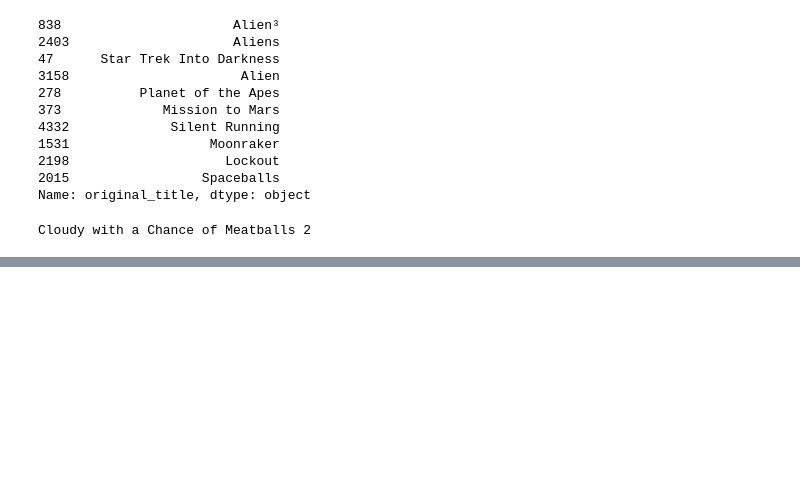
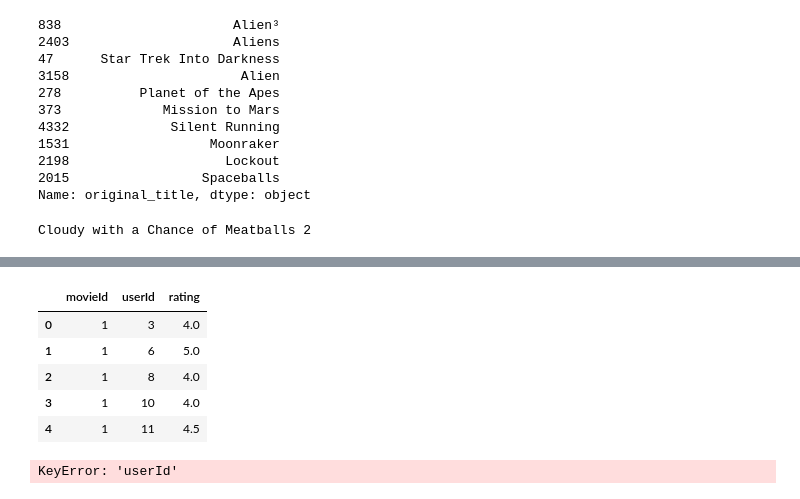
Before and after one commit to soo-hail/Content-Recommendation-Engine, a Jupyter notebook: src/components/data_ingestion_transformation.ipynb, the cells around one changed output, grey strips where cells are left out. Cells and saved outputs as stored; diff of their text form; code cells hidden in the pictures; blank space fills up the shorter version.

```diff
--- a/src/components/data_ingestion_transformation.ipynb
+++ b/src/components/data_ingestion_transformation.ipynb
@@ -382,3 +382,5 @@ title = genres_df[genres_df['id'] == input_movie]['original_title'].drop_duplica
 print(title)
 # %% [output]
 Cloudy with a Chance of Meatballs 2
+# %%
+merge_df = pd.merge(movie_df, rating_df, on='movieId')
@@ -384,0 +396,15 @@ Cloudy with a Chance of Meatballs 2
+# %%
+merge_df = merge_df.drop(['genres', 'timestamp', 'title'], axis=1)
+# %%
+merge_df.head()
+# %% [output]
+|  | movieId | userId | rating |
+| 0 | 1 | 3 | 4.0 |
+| 1 | 1 | 6 | 5.0 |
+| 2 | 1 | 8 | 4.0 |
+| 3 | 1 | 10 | 4.0 |
+| 4 | 1 | 11 | 4.5 |
+# %%
+pivot_df = df.pivot(index='userId', columns='movieId', values='rating')
+# %% [output]
+KeyError: 'userId'
```
Also changed, not shown: parts of 1 cell of this notebook, 6 other files.
